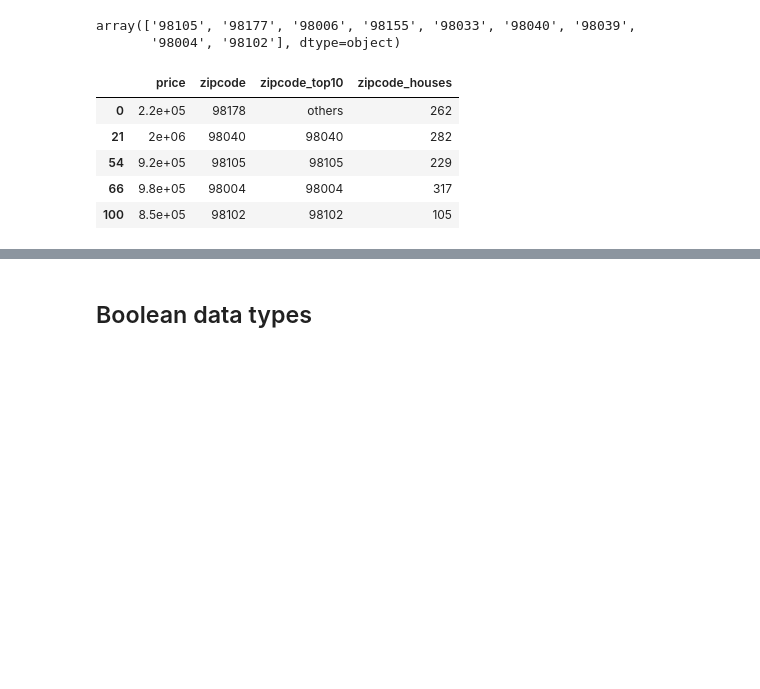
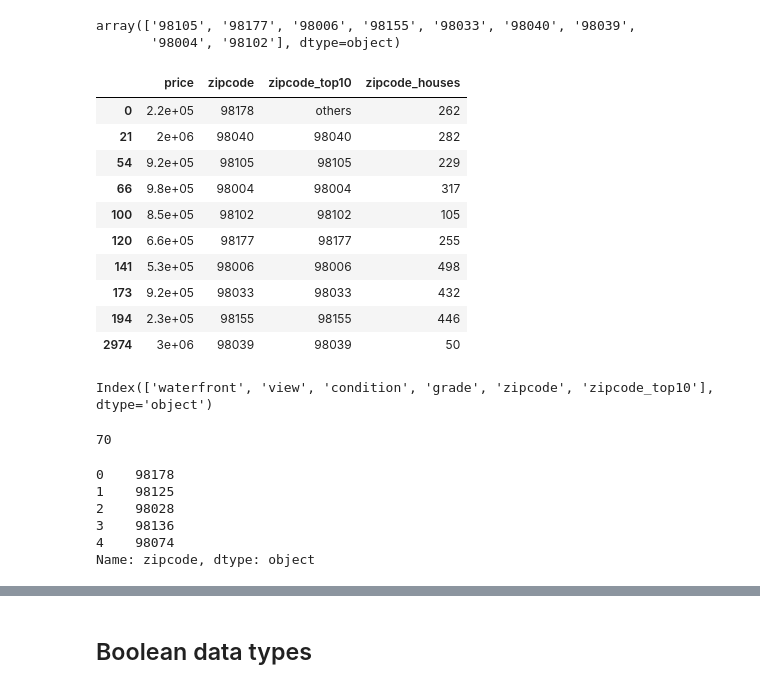
Before and after one commit to bhishanpdl/Project_House_Price_Prediction, a Jupyter notebook: notebooks/a01_regression_data_processing.ipynb, the cells around one changed output, grey strips where cells are left out. Drawn from its saved outputs; the diff is of its cells as text; code cells hidden in the pictures; blank space fills up the shorter version.

```diff
--- a/notebooks/a01_regression_data_processing.ipynb
+++ b/notebooks/a01_regression_data_processing.ipynb
@@ -277,11 +318,21 @@ df.loc[~df['zipcode_top10'].isin(most_expensive9_zipcodes), 'zipcode_top10'] = '
 # we can also create new feature number of houses in that zipcode
 df['zipcode_houses'] = df.groupby(['zipcode'])['price'].transform('count')
 # %%
-df.filter(regex='zip|price',axis=1).drop_duplicates('zipcode_top10').head()
+df.filter(regex='zip|price',axis=1).drop_duplicates('zipcode_top10')
 # %% [output]
 |  | price | zipcode | zipcode_top10 | zipcode_houses |
 | 0 | 2.2e+05 | 98178 | others | 262 |
 | 21 | 2e+06 | 98040 | 98040 | 282 |
 | 54 | 9.2e+05 | 98105 | 98105 | 229 |
 | 66 | 9.8e+05 | 98004 | 98004 | 317 |
 | 100 | 8.5e+05 | 98102 | 98102 | 105 |
+| 120 | 6.6e+05 | 98177 | 98177 | 255 |
+| 141 | 5.3e+05 | 98006 | 98006 | 498 |
+| 173 | 9.2e+05 | 98033 | 98033 | 432 |
+| 194 | 2.3e+05 | 98155 | 98155 | 446 |
+| 2974 | 3e+06 | 98039 | 98039 | 50 |
+# %%
+cols_obj = df.select_dtypes(['object','category']).columns
+cols_obj
+# %% [output]
+Index(['waterfront', 'view', 'condition', 'grade', 'zipcode', 'zipcode_top10'], dtype='object')
@@ -287,0 +343,4 @@ df.filter(regex='zip|price',axis=1).drop_duplicates('zipcode_top10').head()
+# %%
+df['zipcode'].nunique()
+# %% [output]
+70
@@ -287,0 +349,9 @@ df.filter(regex='zip|price',axis=1).drop_duplicates('zipcode_top10').head()
+# %%
+df['zipcode'].head()
+# %% [output]
+0    98178
+1    98125
+2    98028
+3    98136
+4    98074
+Name: zipcode, dtype: object
```
Also changed, not shown: parts of 17 cells of this notebook, 16 other files.
